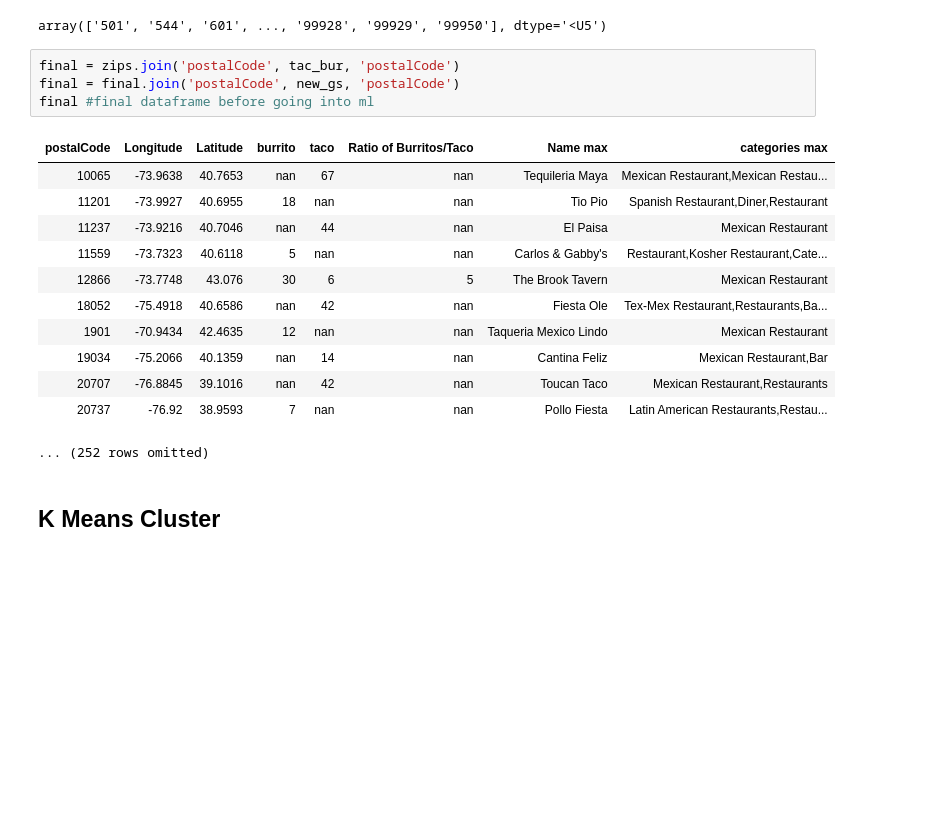
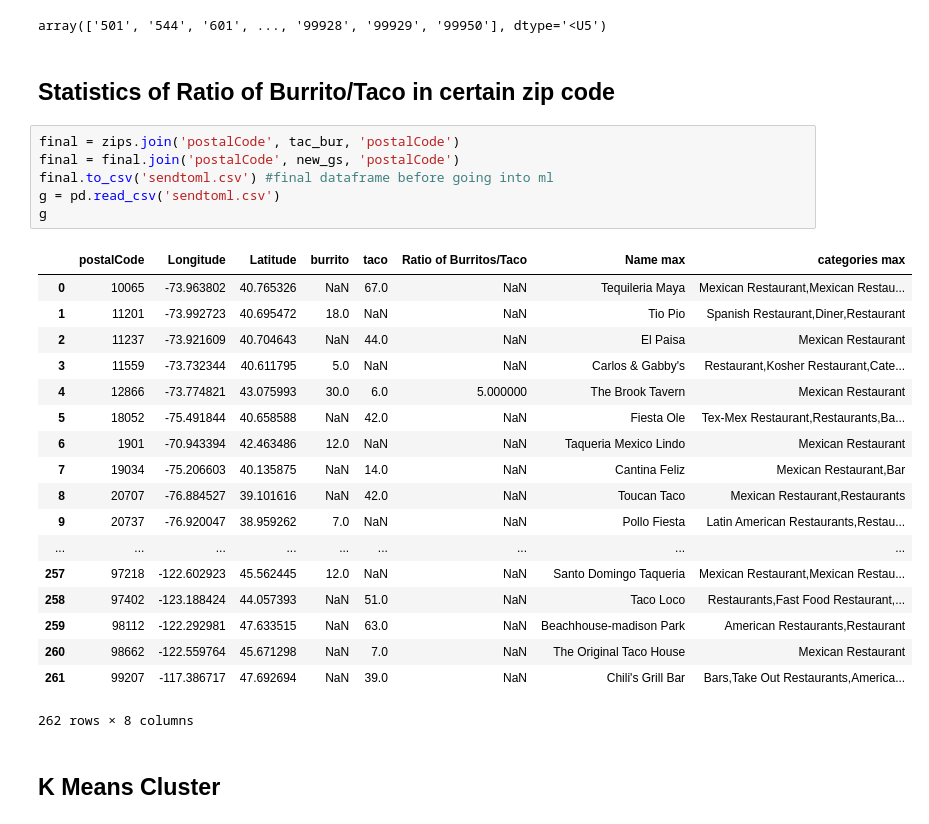
Before and after one commit to sashbhagav/tamudatathon, a Jupyter notebook: organized.ipynb, the cells around one changed output. Saved outputs shown, nothing was run; the diff lists cells and outputs as text; blank space fills up the shorter version.

```diff
--- a/organized.ipynb
+++ b/organized.ipynb
@@ -137,23 +137,33 @@ zips = zips.drop('postalCode').with_column('postalCode', post)
 zips.column('postalCode')
 # %% [output]
 array(['501', '544', '601', ..., '99928', '99929', '99950'], dtype='<U5')
+# %% [markdown]
+## Statistics of Ratio of Burrito/Taco in certain zip code
 # %%
 final = zips.join('postalCode', tac_bur, 'postalCode')
 final = final.join('postalCode', new_gs, 'postalCode')
-final #final dataframe before going into ml
+final.to_csv('sendtoml.csv') #final dataframe before going into ml
+g = pd.read_csv('sendtoml.csv')
+g
 # %% [output]
-| postalCode | Longitude | Latitude | burrito | taco | Ratio of Burritos/Taco | Name max | categories max |
-| 10065 | -73.9638 | 40.7653 | nan | 67 | nan | Tequileria Maya | Mexican Restaurant,Mexican Restau... |
-| 11201 | -73.9927 | 40.6955 | 18 | nan | nan | Tio Pio | Spanish Restaurant,Diner,Restaurant |
-| 11237 | -73.9216 | 40.7046 | nan | 44 | nan | El Paisa | Mexican Restaurant |
-| 11559 | -73.7323 | 40.6118 | 5 | nan | nan | Carlos & Gabby's | Restaurant,Kosher Restaurant,Cate... |
-| 12866 | -73.7748 | 43.076 | 30 | 6 | 5 | The Brook Tavern | Mexican Restaurant |
-| 18052 | -75.4918 | 40.6586 | nan | 42 | nan | Fiesta Ole | Tex-Mex Restaurant,Restaurants,Ba... |
-| 1901 | -70.9434 | 42.4635 | 12 | nan | nan | Taqueria Mexico Lindo | Mexican Restaurant |
-| 19034 | -75.2066 | 40.1359 | nan | 14 | nan | Cantina Feliz | Mexican Restaurant,Bar |
-| 20707 | -76.8845 | 39.1016 | nan | 42 | nan | Toucan Taco | Mexican Restaurant,Restaurants |
-| 20737 | -76.92 | 38.9593 | 7 | nan | nan | Pollo Fiesta | Latin American Restaurants,Restau... |
+|  | postalCode | Longitude | Latitude | burrito | taco | Ratio of Burritos/Taco | Name max | categories max |
+| 0 | 10065 | -73.963802 | 40.765326 | NaN | 67.0 | NaN | Tequileria Maya | Mexican Restaurant,Mexican Restau... |
+| 1 | 11201 | -73.992723 | 40.695472 | 18.0 | NaN | NaN | Tio Pio | Spanish Restaurant,Diner,Restaurant |
+| 2 | 11237 | -73.921609 | 40.704643 | NaN | 44.0 | NaN | El Paisa | Mexican Restaurant |
+| 3 | 11559 | -73.732344 | 40.611795 | 5.0 | NaN | NaN | Carlos & Gabby's | Restaurant,Kosher Restaurant,Cate... |
+| 4 | 12866 | -73.774821 | 43.075993 | 30.0 | 6.0 | 5.000000 | The Brook Tavern | Mexican Restaurant |
+| 5 | 18052 | -75.491844 | 40.658588 | NaN | 42.0 | NaN | Fiesta Ole | Tex-Mex Restaurant,Restaurants,Ba... |
+| 6 | 1901 | -70.943394 | 42.463486 | 12.0 | NaN | NaN | Taqueria Mexico Lindo | Mexican Restaurant |
+| 7 | 19034 | -75.206603 | 40.135875 | NaN | 14.0 | NaN | Cantina Feliz | Mexican Restaurant,Bar |
+| 8 | 20707 | -76.884527 | 39.101616 | NaN | 42.0 | NaN | Toucan Taco | Mexican Restaurant,Restaurants |
+| 9 | 20737 | -76.920047 | 38.959262 | 7.0 | NaN | NaN | Pollo Fiesta | Latin American Restaurants,Restau... |
+| ... | ... | ... | ... | ... | ... | ... | ... | ... |
+| 257 | 97218 | -122.602923 | 45.562445 | 12.0 | NaN | NaN | Santo Domingo Taqueria | Mexican Restaurant,Mexican Restau... |
+| 258 | 97402 | -123.188424 | 44.057393 | NaN | 51.0 | NaN | Taco Loco | Restaurants,Fast Food Restaurant,... |
+| 259 | 98112 | -122.292981 | 47.633515 | NaN | 63.0 | NaN | Beachhouse-madison Park | American Restaurants,Restaurant |
+| 260 | 98662 | -122.559764 | 45.671298 | NaN | 7.0 | NaN | The Original Taco House | Mexican Restaurant |
+| 261 | 99207 | -117.386717 | 47.692694 | NaN | 39.0 | NaN | Chili's Grill Bar | Bars,Take Out Restaurants,America... |
-... (252 rows omitted)
+262 rows × 8 columns
 # %% [markdown]
 ## K Means Cluster
 # %%
```
Also changed, not shown: parts of 7 cells of this notebook, 4 other files.
